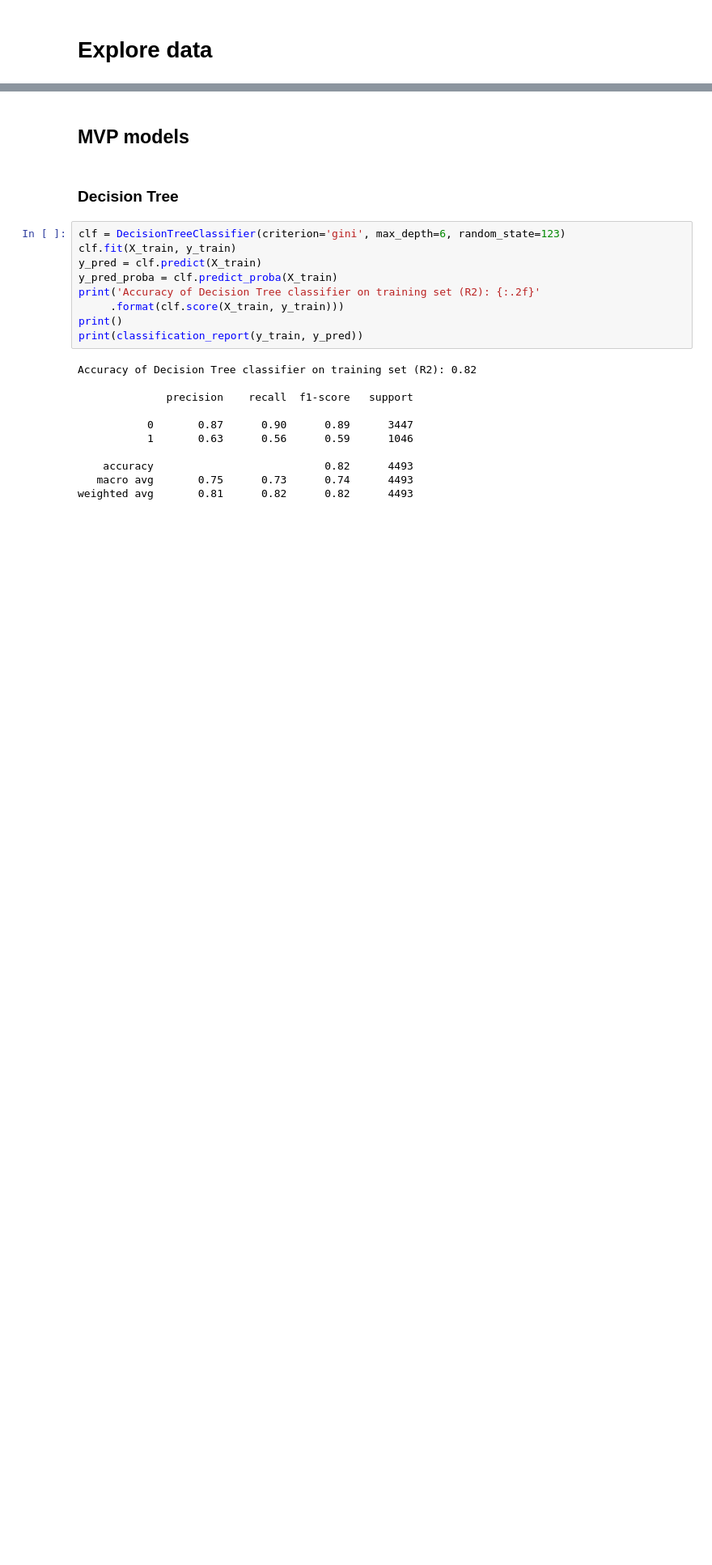
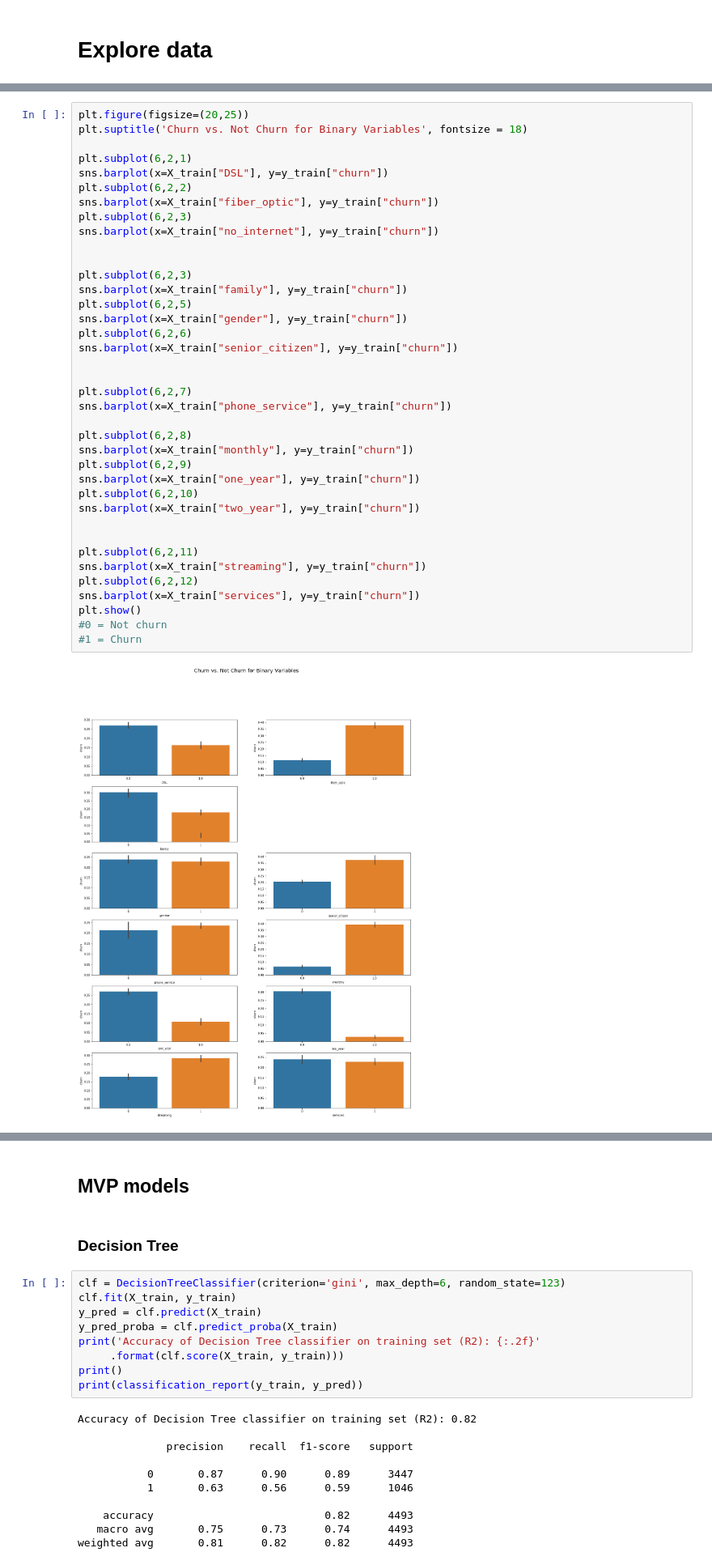
Before and after one commit to soslin/telco-churn-project, a Jupyter notebook: telco_customer_churn.ipynb, the cells around one changed output, grey strips where cells are left out. Shown: that part at 81% size. Cells and saved outputs as stored; diff of their text form; blank space fills up the shorter version.

```diff
--- a/telco_customer_churn.ipynb
+++ b/telco_customer_churn.ipynb
@@ -569,0 +540,40 @@ sns.barplot(x="senior_citizen", y="churn", data=df)
+# %%
+plt.figure(figsize=(20,25))
+plt.suptitle('Churn vs. Not Churn for Binary Variables', fontsize = 18)
+
+plt.subplot(6,2,1)
+sns.barplot(x=X_train["DSL"], y=y_train["churn"])
+plt.subplot(6,2,2)
+sns.barplot(x=X_train["fiber_optic"], y=y_train["churn"])
+plt.subplot(6,2,3)
+sns.barplot(x=X_train["no_internet"], y=y_train["churn"])
+
+
+plt.subplot(6,2,3)
+sns.barplot(x=X_train["family"], y=y_train["churn"])
+plt.subplot(6,2,5)
+sns.barplot(x=X_train["gender"], y=y_train["churn"])
+plt.subplot(6,2,6)
+sns.barplot(x=X_train["senior_citizen"], y=y_train["churn"])
+
+
+plt.subplot(6,2,7)
+sns.barplot(x=X_train["phone_service"], y=y_train["churn"])
+
+plt.subplot(6,2,8)
+sns.barplot(x=X_train["monthly"], y=y_train["churn"])
+plt.subplot(6,2,9)
+sns.barplot(x=X_train["one_year"], y=y_train["churn"])
+plt.subplot(6,2,10)
+sns.barplot(x=X_train["two_year"], y=y_train["churn"])
+
+
+plt.subplot(6,2,11)
+sns.barplot(x=X_train["streaming"], y=y_train["churn"])
+plt.subplot(6,2,12)
+sns.barplot(x=X_train["services"], y=y_train["churn"])
+plt.show()
+#0 = Not churn
+#1 = Churn
+# %% [output]
+[figure, added]
```
Also changed, not shown: parts of 51 cells of this notebook.
